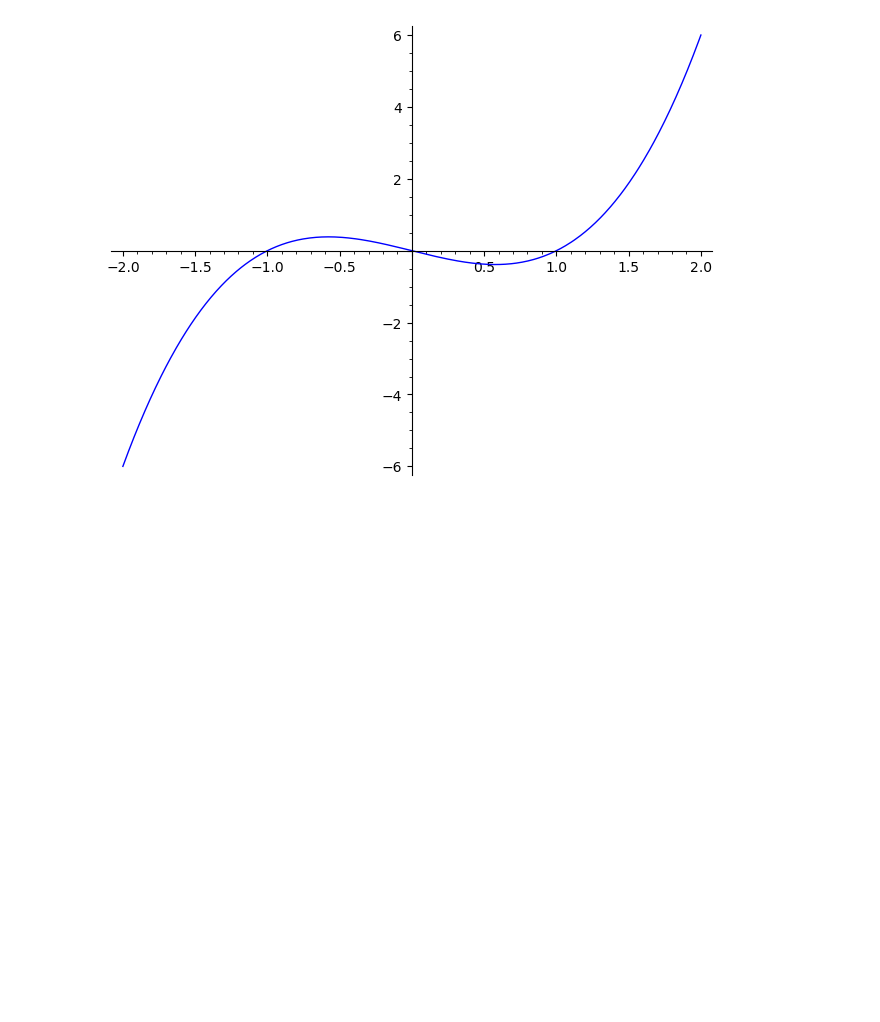
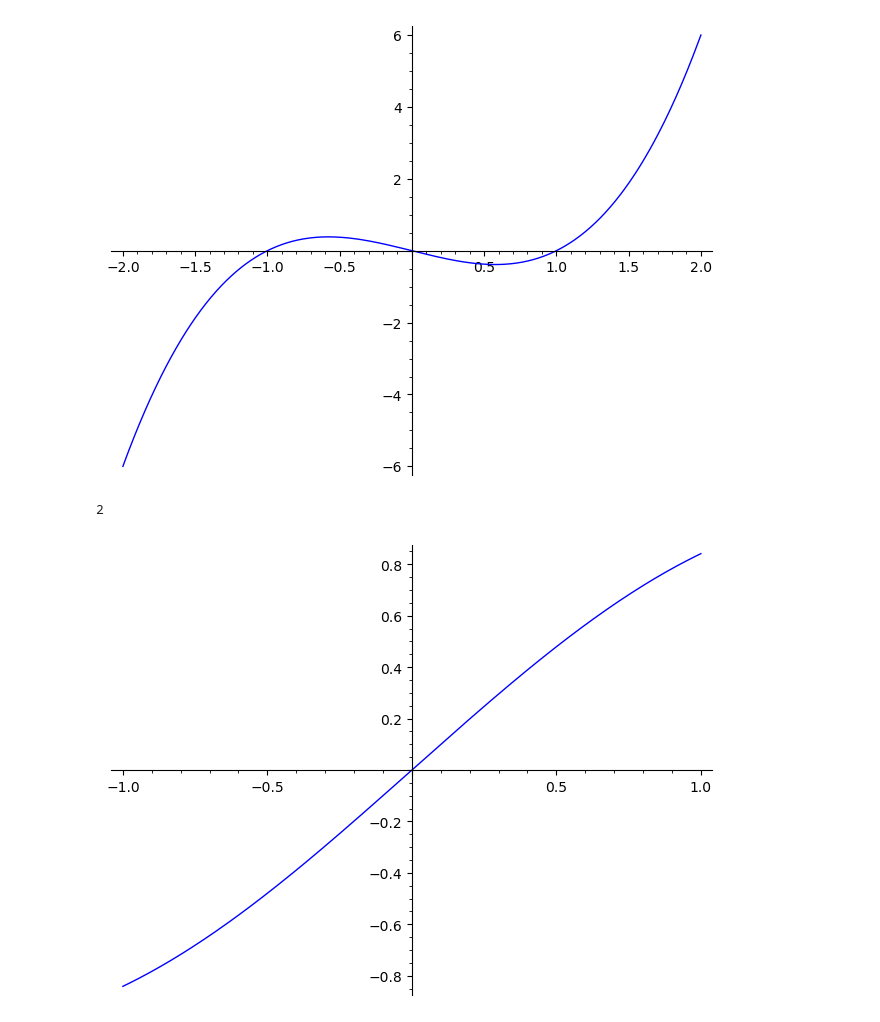
Before and after one commit to igor-dimi/scientific-and-symbolic-computing-software-notes, a Jupyter notebook: sage/bard/01.ipynb, the cells around one changed output. Cells and saved outputs as stored; diff of their text form; code cells hidden in the pictures; blank space fills up the shorter version.

```diff
--- a/sage/bard/01.ipynb
+++ b/sage/bard/01.ipynb
@@ -238,0 +241,8 @@ plot(x^3 - x, -2, 2)
+# %%
+1 + 1
+# %% [output]
+2
+# %%
+plot(sin(x))
+# %% [output]
+[figure, added]
```
Also changed, not shown: parts of 9 cells of this notebook.
